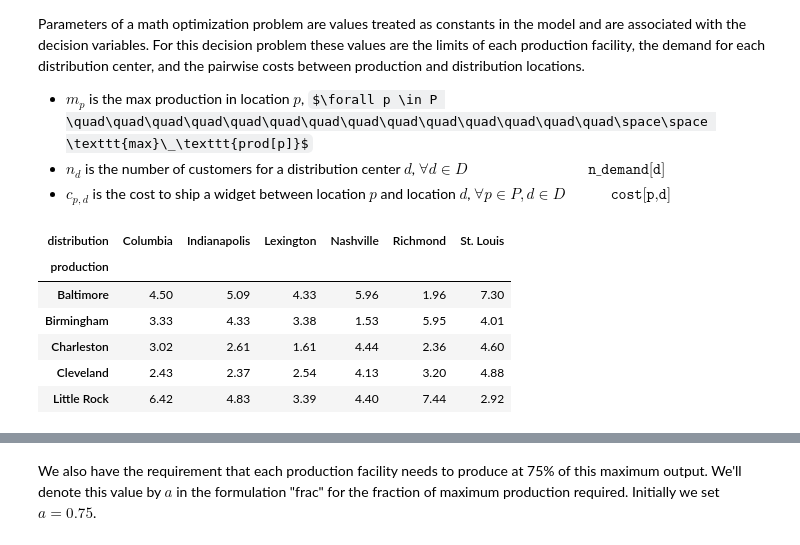
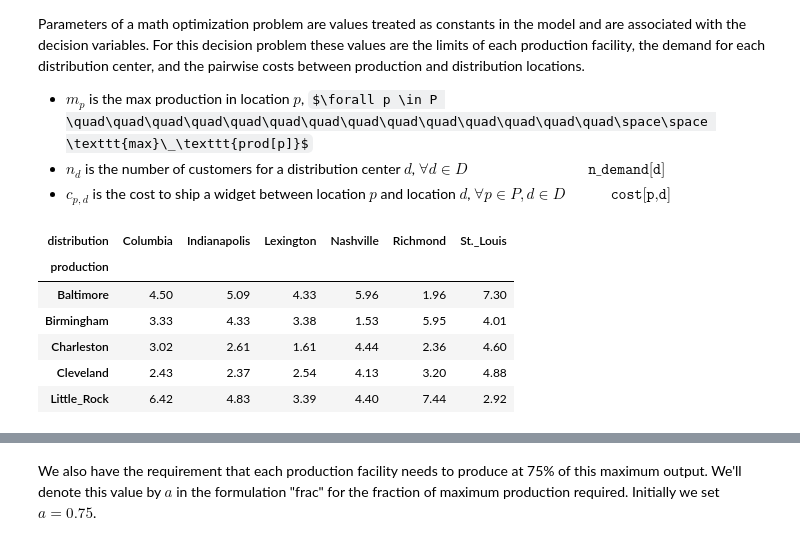
Before and after one commit to JSteff22-gh/Gurobi-Intro-Public, a Jupyter notebook: optimization101/Modeling_Session_1/modeling1.ipynb, the cells around one changed output, grey strips where cells are left out. Drawn from its saved outputs; the diff is of its cells as text; code cells hidden in the pictures; some formulas as TeX source.

```diff
--- a/optimization101/Modeling_Session_1/modeling1.ipynb
+++ b/optimization101/Modeling_Session_1/modeling1.ipynb
@@ -51,18 +47,24 @@ Parameters of a math optimization problem are values treated as constants in the
 # %%
 # Use .squeeze("columns") to make the costs a series
 path = 'https://raw.githubusercontent.com/Gurobi/modeling-examples/master/optimization101/Modeling_Session_1/'
 transp_cost = pd.read_csv(path + 'cost.csv', index_col=[0,1]).squeeze("columns")
 # transp_cost = pd.read_csv('cost.csv', index_col=[0,1]).squeeze("columns")
+
+
+transp_cost = transp_cost.rename(index={"St. Louis": "St._Louis"}, level="distribution")
+transp_cost = transp_cost.rename(index={"Little Rock": "Little_Rock"}, level="production")
+
+
 # Pivot to view the costs a bit easier
 transp_cost.reset_index().pivot(index='production', columns='distribution', values='cost')
 # %% [output]
-| distribution | Columbia | Indianapolis | Lexington | Nashville | Richmond | St. Louis |
+| distribution | Columbia | Indianapolis | Lexington | Nashville | Richmond | St._Louis |
 | production |  |  |  |  |  |  |
 | Baltimore | 4.50 | 5.09 | 4.33 | 5.96 | 1.96 | 7.30 |
 | Birmingham | 3.33 | 4.33 | 3.38 | 1.53 | 5.95 | 4.01 |
 | Charleston | 3.02 | 2.61 | 1.61 | 4.44 | 2.36 | 4.60 |
 | Cleveland | 2.43 | 2.37 | 2.54 | 4.13 | 3.20 | 4.88 |
-| Little Rock | 6.42 | 4.83 | 3.39 | 4.40 | 7.44 | 2.92 |
+| Little_Rock | 6.42 | 4.83 | 3.39 | 4.40 | 7.44 | 2.92 |
 # %%
 max_prod = pd.Series([180,200,140,80,180], index = production, name = "max_production")
 n_demand = pd.Series([89,95,121,101,116,181], index = distribution, name = "demand")
```
Also changed, not shown: parts of 11 cells of this notebook.
